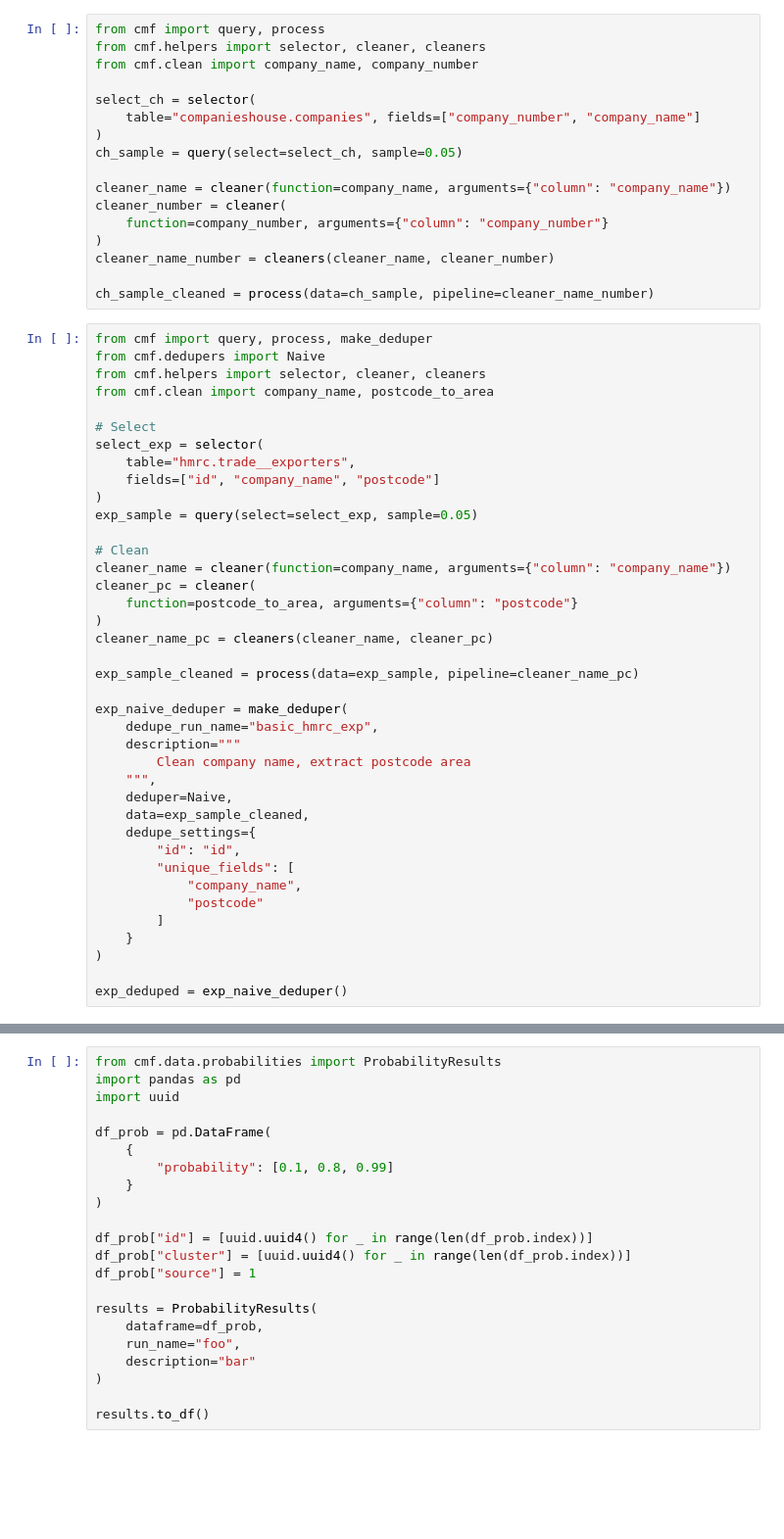
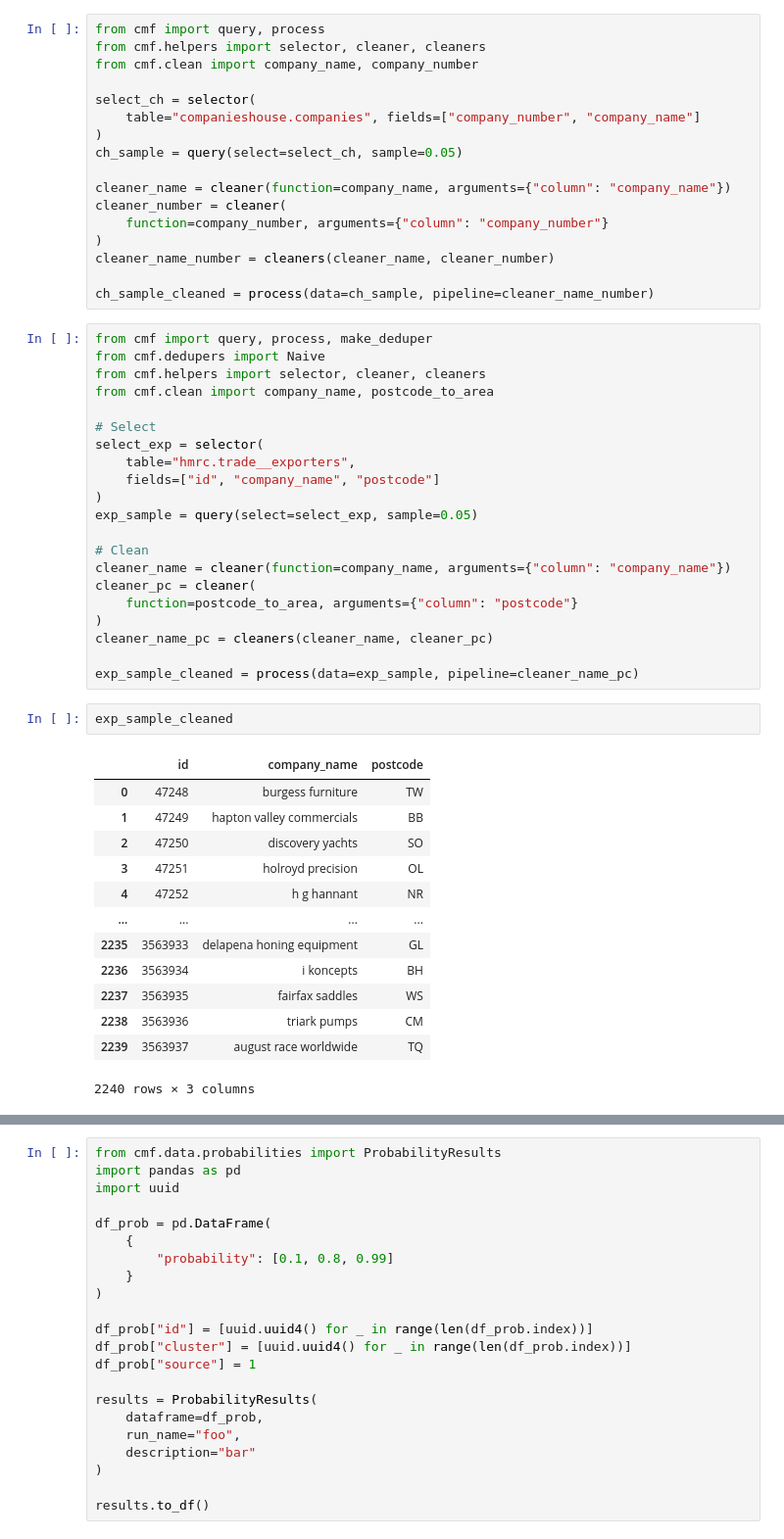
Before and after one commit to will-langdale/matchbox, a Jupyter notebook: notebooks/archive/WL_test.ipynb, the cells around one changed output, grey strips where cells are left out. Shown at 98% size. Saved outputs shown, nothing was run; the diff lists cells and outputs as text; blank space fills up the shorter version.

```diff
--- a/notebooks/archive/WL_test.ipynb
+++ b/notebooks/archive/WL_test.ipynb
@@ -145,21 +148,19 @@ cleaner_pc = cleaner(
 cleaner_name_pc = cleaners(cleaner_name, cleaner_pc)
 
 exp_sample_cleaned = process(data=exp_sample, pipeline=cleaner_name_pc)
-
-exp_naive_deduper = make_deduper(
-    dedupe_run_name="basic_hmrc_exp",
-    description="""
-        Clean company name, extract postcode area
-    """,
-    deduper=Naive,
-    data=exp_sample_cleaned,
-    dedupe_settings={
-        "id": "id",
-        "unique_fields": [
-            "company_name",
-            "postcode"
-        ]
-    }
-)
-
-exp_deduped = exp_naive_deduper()
+# %%
+exp_sample_cleaned
+# %% [output]
+|  | id | company_name | postcode |
+| 0 | 47248 | burgess furniture | TW |
+| 1 | 47249 | hapton valley commercials | BB |
+| 2 | 47250 | discovery yachts | SO |
+| 3 | 47251 | holroyd precision | OL |
+| 4 | 47252 | h g hannant | NR |
+| ... | ... | ... | ... |
+| 2235 | 3563933 | delapena honing equipment | GL |
+| 2236 | 3563934 | i koncepts | BH |
+| 2237 | 3563935 | fairfax saddles | WS |
+| 2238 | 3563936 | triark pumps | CM |
+| 2239 | 3563937 | august race worldwide | TQ |
+2240 rows × 3 columns
```
Also changed, not shown: parts of 8 cells of this notebook, 3 other files.
